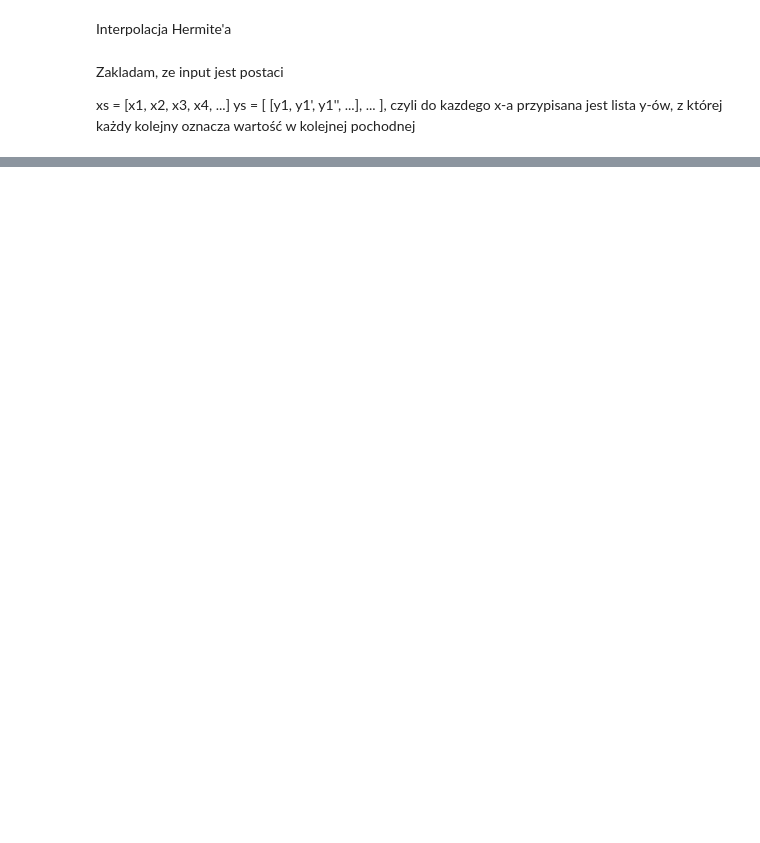
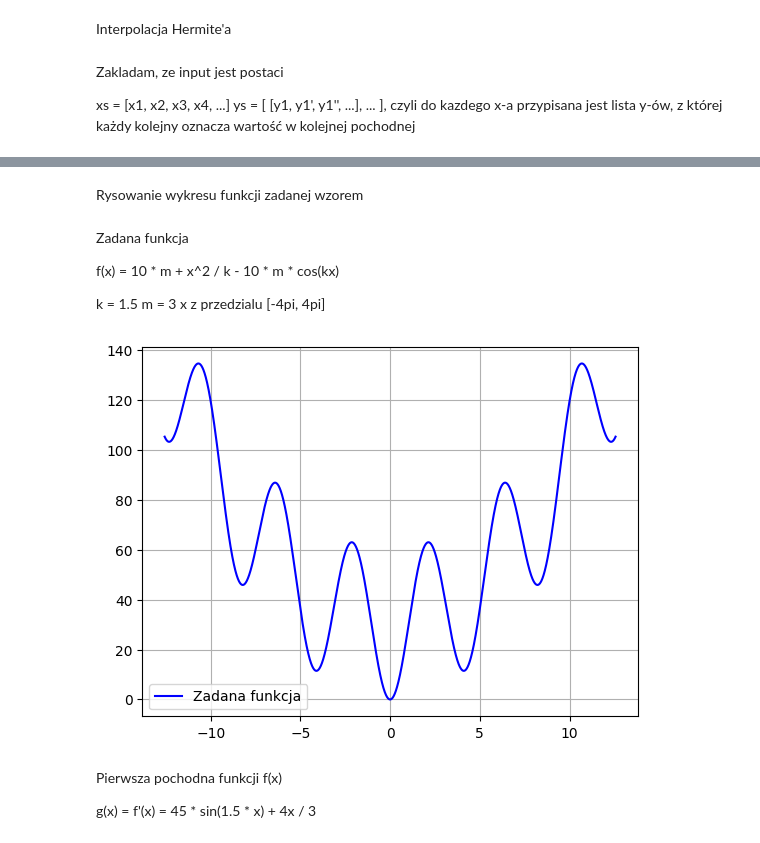
Before and after one commit to JakubFr4czek/MOwNiT, a Jupyter notebook: Lab3/lab3.ipynb, the cells around one changed output, grey strips where cells are left out. Saved outputs shown, nothing was run; the diff lists cells and outputs as text; code cells hidden in the pictures; blank space fills up the shorter version.

```diff
--- a/Lab3/lab3.ipynb
+++ b/Lab3/lab3.ipynb
@@ -92,0 +101,38 @@ twojsza:  110730007.0
+# %% [markdown]
+Rysowanie wykresu funkcji zadanej wzorem
+# %%
+def plot_function(func, range_a, range_b, func_x = None):
+
+    if func_x == None:
+        func_x = np.linspace(range_a, range_b, 10000)
+
+    func_y = [func(func_x[i]) for i in range(len(func_x))]
+
+    plt.plot(func_x, func_y, label = "Zadana funkcja", color = 'blue')
+
+    plt.legend()
+    plt.grid(True)
+    #plt.savefig("zadana_funkcja.png")
+# %% [markdown]
+Zadana funkcja
+
+f(x) = 10 * m + x^2 / k - 10 * m * cos(kx)
+
+k = 1.5
+m = 3
+x z przedzialu [-4pi, 4pi]
+# %%
+f_range_a = -4 * math.pi
+f_range_b = 4 * math.pi
+# %%
+def f(x):
+    return 30 + (x**2 / 1.5) - 30 * math.cos(1.5 * x)
+# %%
+plot_function(f, f_range_a, f_range_b)
+plt.show()
+# %% [output]
+[figure, added]
+# %% [markdown]
+Pierwsza pochodna funkcji f(x)
+
+g(x) = f'(x) = 45 * sin(1.5 * x) + 4x / 3
```
Also changed, not shown: parts of 19 cells of this notebook.
